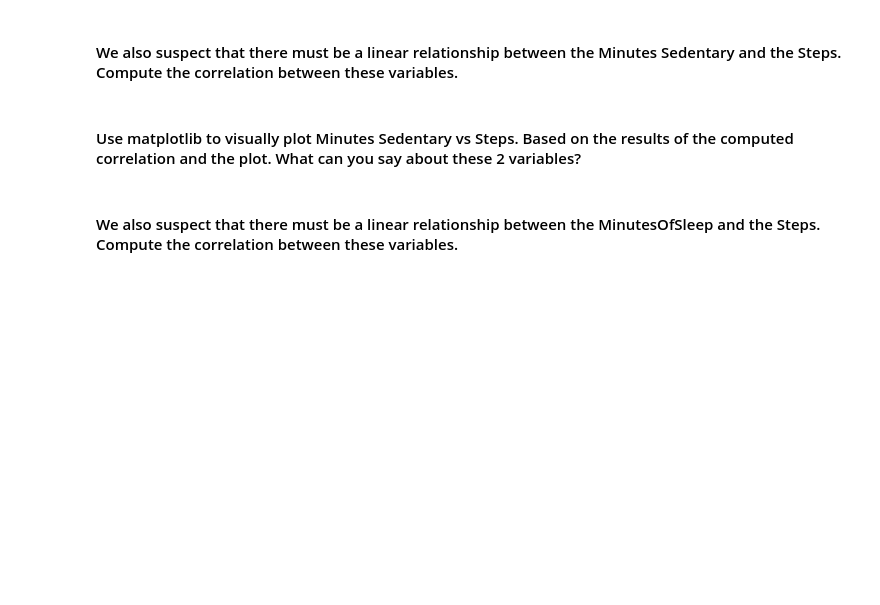
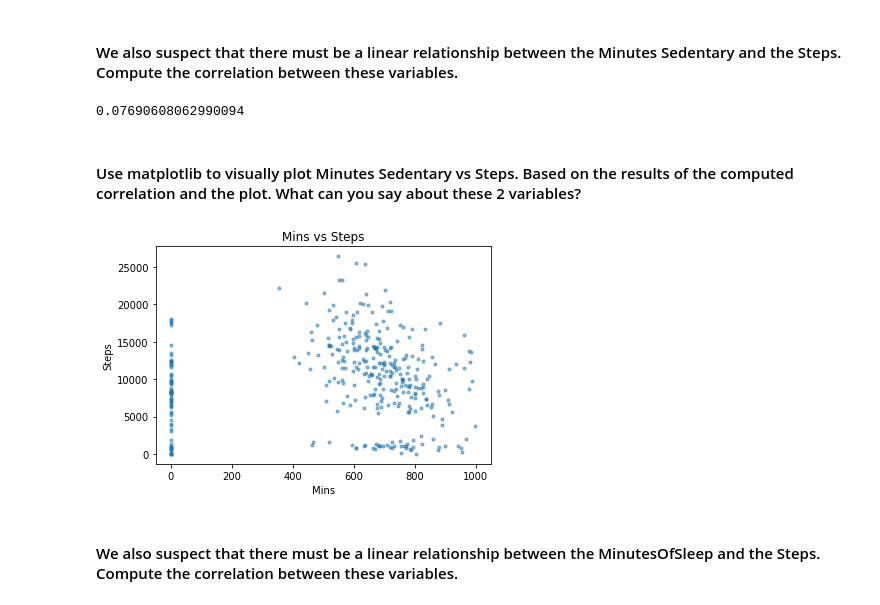
Before and after one commit to ta-datapt-bcn/lab-pivot-table-and-correlation, a Jupyter notebook: your_code/main.ipynb, the cells around one changed output. Drawn from its saved outputs; the diff is of its cells as text; code cells hidden in the pictures; blank space fills up the shorter version.

```diff
--- a/your_code/main.ipynb
+++ b/your_code/main.ipynb
@@ -96,5 +266,8 @@
 #### We also suspect that there must be a linear relationship between the Minutes Sedentary and the Steps. Compute the correlation between these variables.
 # %%
 # your answer here
+fitbit['Minutes Sedentary'].corr(fitbit['Steps'])
+# %% [output]
+0.07690608062990094
 # %% [markdown]
 #### Use matplotlib to visually plot Minutes Sedentary vs Steps. Based on the results of the computed correlation and the plot. What can you say about these 2 variables?
@@ -104,0 +274,11 @@
+# %%
+# your answer here
+plt.scatter(x=fitbit['Minutes Sedentary'],
+            y=fitbit['Steps'],
+            s=np.pi*3, alpha=0.5)
+plt.title('Mins vs Steps')
+plt.xlabel('Mins')
+plt.ylabel('Steps')
+plt.show()
+# %% [output]
+[figure, added]
```
Also changed, not shown: parts of 46 cells of this notebook, 1 other file.
